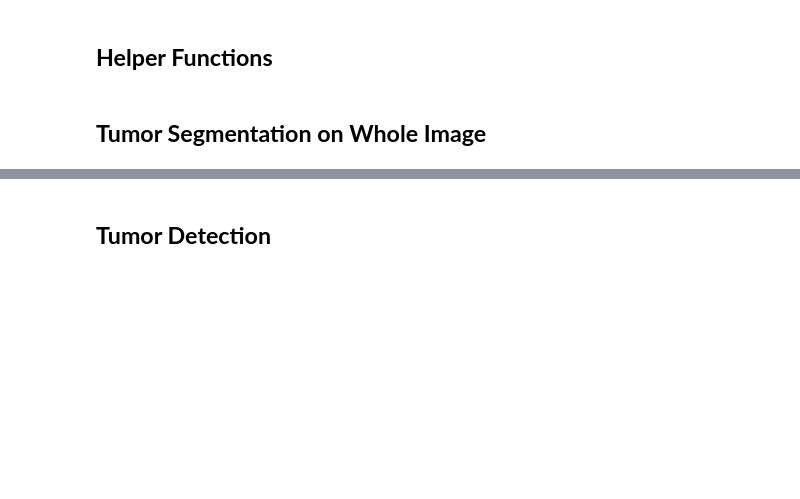
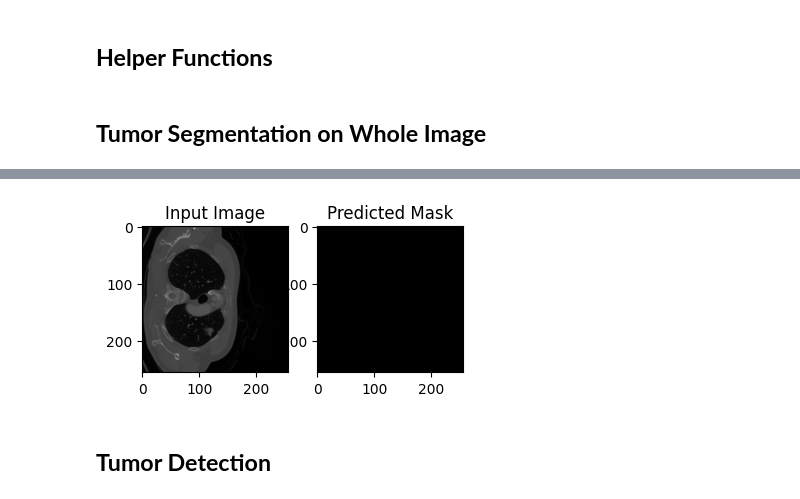
Before and after one commit to SaraElwatany/Lung-TumorDetection-Segmentation, a Jupyter notebook: inference.ipynb, the cells around one changed output, grey strips where cells are left out. Drawn from its saved outputs; the diff is of its cells as text; code cells hidden in the pictures; blank space fills up the shorter version.

Commit message:
Segment Detections

```diff
--- a/inference.ipynb
+++ b/inference.ipynb
@@ -203,5 +223,5 @@ class UNet(nn.Module):
         return out
 # %%
 whole_img_model = UNet(num_classes=1).to(device)
-whole_img_model.load_state_dict(torch.load(f"/content/drive/MyDrive/unet_lung_segmentation_0.002502174032005397.pth", map_location=device))
+whole_img_model.load_state_dict(torch.load(f"/content/drive/MyDrive/unet_lung_segmentation_0.023426591164686462.pth", map_location=device))
 whole_img_model.to(device)
@@ -210,3 +246,8 @@ segment_tumor_whole_img(image_path, true_mask_path, whole_img_model)
+# %%
+image_path = '/content/289.png'
+segment_tumor(image_path, whole_img_model)
+# %% [output]
+[figure, added]
 # %% [markdown]
 ## **Tumor Detection**
 # %%
```
Also changed, not shown: parts of 10 cells of this notebook.
